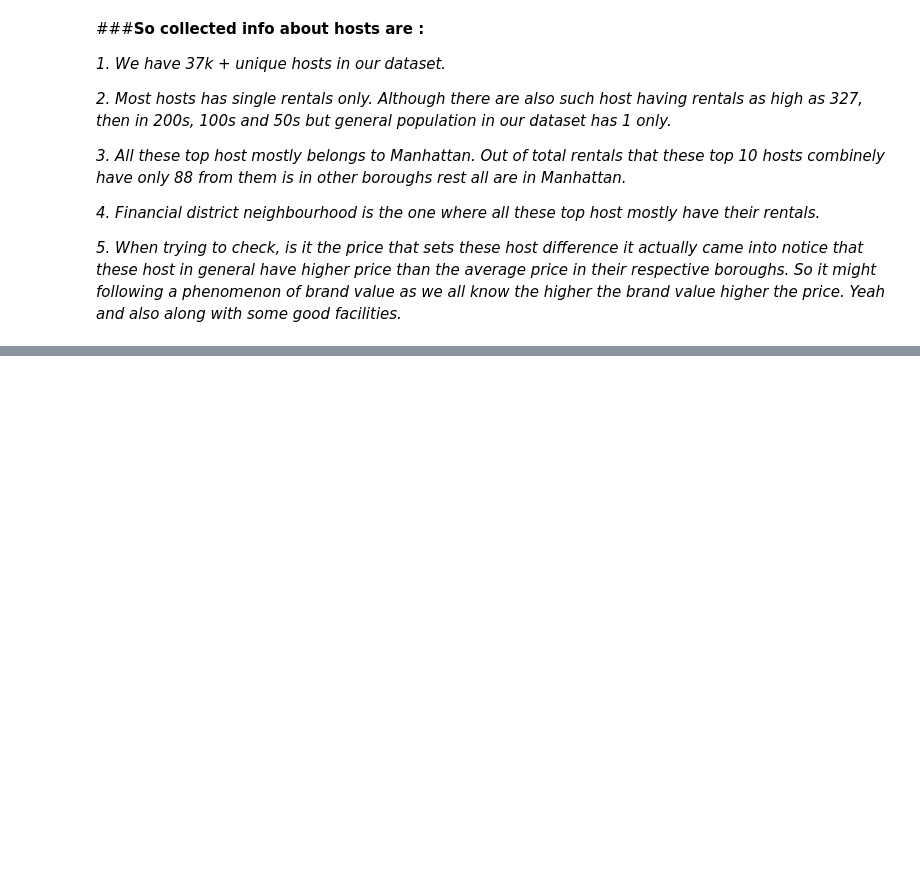
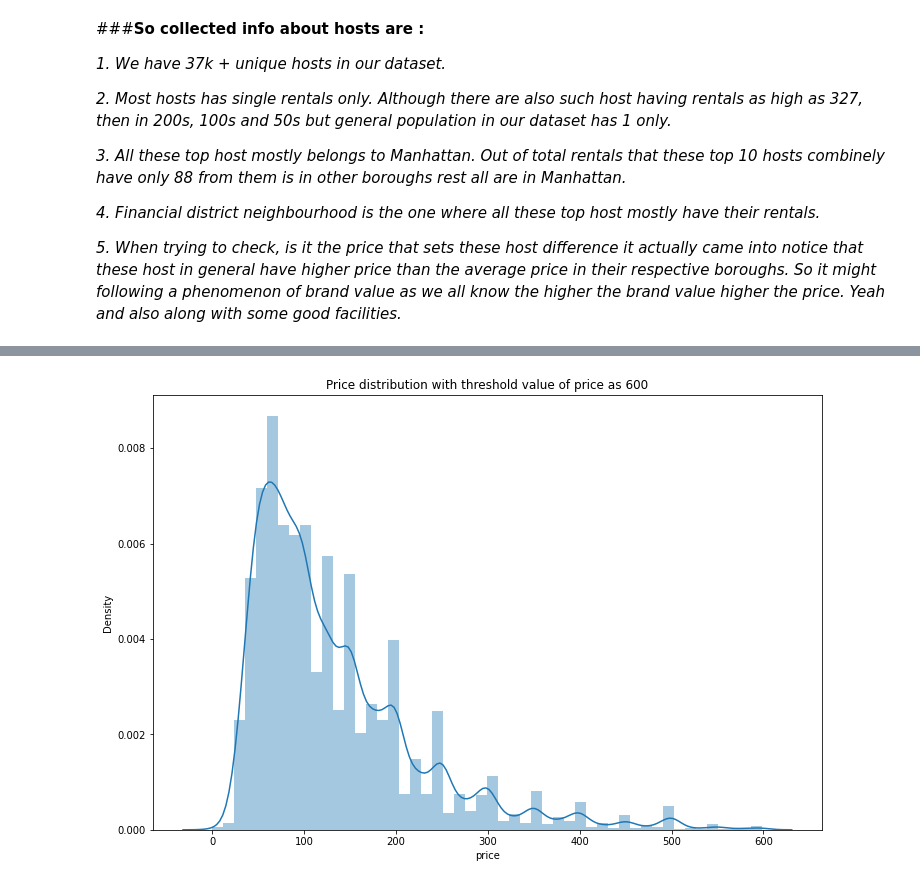
Before and after one commit to gupta4327/AirbnbNYC_2019_Analysis, a Jupyter notebook: Airbnb_Bookings_Analysis.ipynb, the cells around one changed output, grey strips where cells are left out. Drawn from its saved outputs; the diff is of its cells as text; code cells hidden in the pictures; blank space fills up the shorter version.

```diff
--- a/Airbnb_Bookings_Analysis.ipynb
+++ b/Airbnb_Bookings_Analysis.ipynb
@@ -994,0 +1042,9 @@ for i,price in enumerate(list(avgprice['price'])):
+# %%
+#---------------------Block 49----------------------------
+
+#distribution of price under price value 600 to avoid outliers
+sns.distplot(airbnbNY_data[airbnbNY_data['price']<600]['price'])
+plt.title('Price distribution with threshold value of price as 600')
+plt.show()
+# %% [output]
+[figure, added]
```
Also changed, not shown: parts of 50 cells of this notebook.
